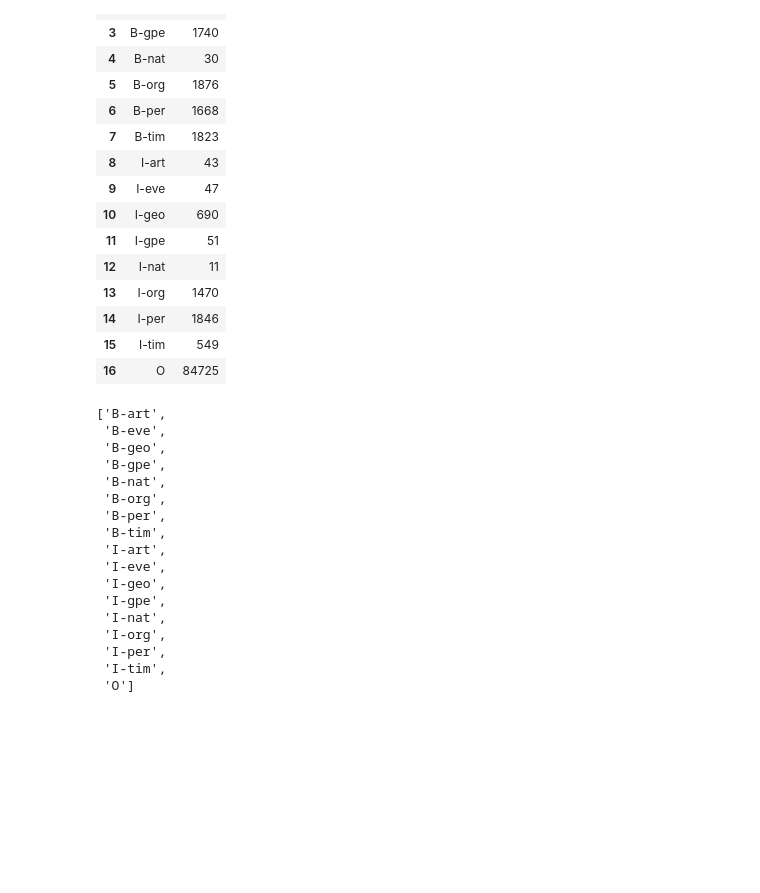
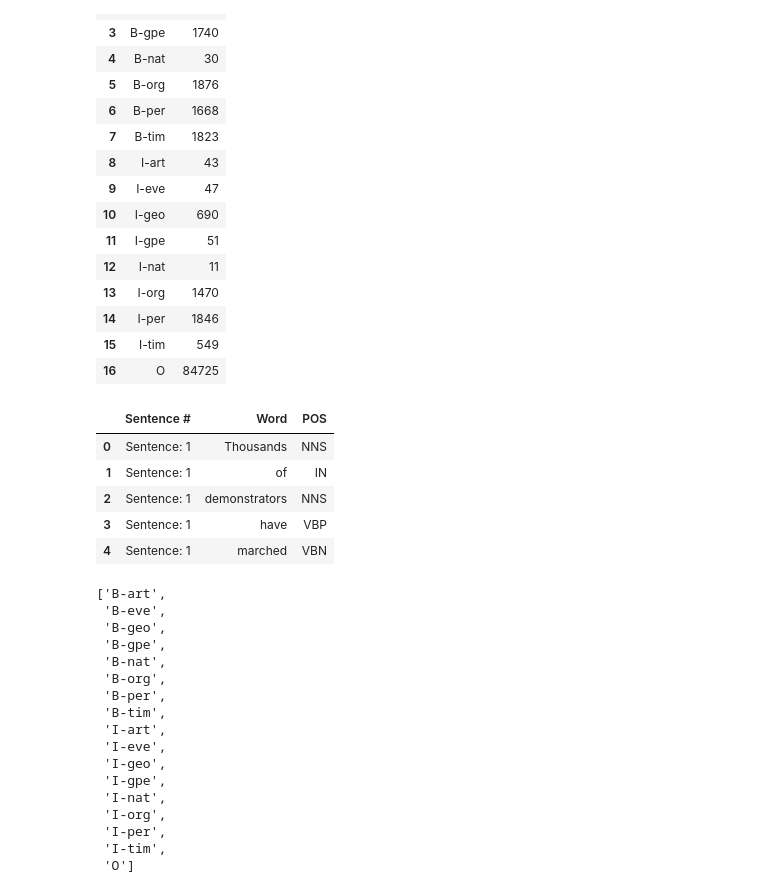
Before and after one commit to DebjyotiSaha/NLP-Coursework, a Jupyter notebook: Kowshik_NER/NLP_NER_Kowshik_Kesavarapu.ipynb, the cells around one changed output. Cells and saved outputs as stored; diff of their text form; code cells hidden in the pictures; blank space fills up the shorter version.

```diff
--- a/Kowshik_NER/NLP_NER_Kowshik_Kesavarapu.ipynb
+++ b/Kowshik_NER/NLP_NER_Kowshik_Kesavarapu.ipynb
@@ -188,5 +187,15 @@ df.groupby('Tag').size().reset_index(name='counts')
 | 14 | I-per | 1846 |
 | 15 | I-tim | 549 |
 | 16 | O | 84725 |
+# %%
+X = df.drop('Tag', axis=1)
+X.head()
+# %% [output]
+|  | Sentence # | Word | POS |
+| 0 | Sentence: 1 | Thousands | NNS |
+| 1 | Sentence: 1 | of | IN |
+| 2 | Sentence: 1 | demonstrators | NNS |
+| 3 | Sentence: 1 | have | VBP |
+| 4 | Sentence: 1 | marched | VBN |
 # %%
 v = DictVectorizer(sparse=False)
```
Also changed, not shown: parts of 9 cells of this notebook.
